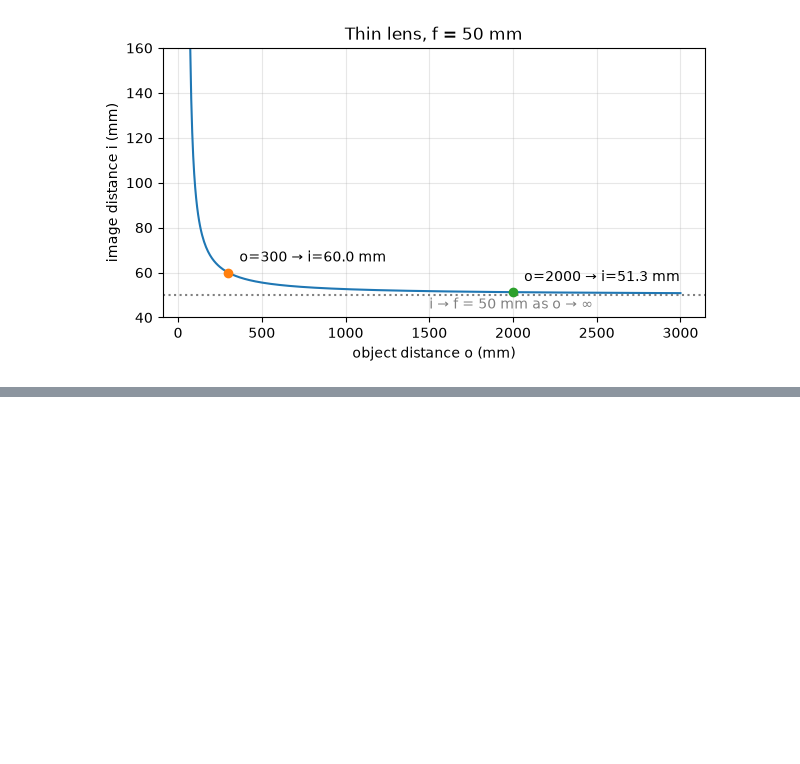
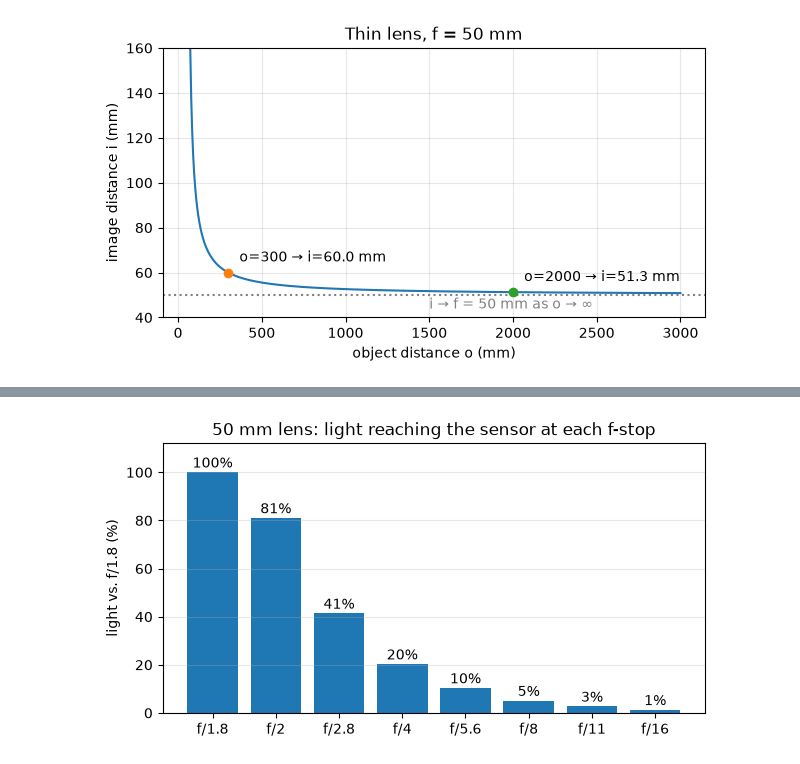
Before and after one commit to Ali-Haider-NSU/perception-geometry, a Jupyter notebook: 01_image_formation/projection.ipynb, the cells around one changed output, grey strips where cells are left out. Saved outputs shown, nothing was run; the diff lists cells and outputs as text; code cells hidden in the pictures; blank space fills up the shorter version.

Commit message:
Aperture

```diff
--- a/01_image_formation/projection.ipynb
+++ b/01_image_formation/projection.ipynb
@@ -217,0 +223,19 @@ plt.show()
+# %%
+import numpy as np
+import matplotlib.pyplot as plt
+
+f_mm = 50.0
+N_open = 1.8
+
+def aperture_diameter(f, N):
+    return f/N
+
+def relative_light(N, N_ref=N_open):
+    return (N_ref/N)**2
+
+print(f"{'f-stop':>7} {'D (mm)':8} {'light':>8} {'expouser x':>11}")
+
+for N in [1.8, 2, 2.8, 4, 5.6, 8, 11, 16]:
+    D = aperture_diameter(f_mm, N)
+    L = relative_light(N)
+    print(f" f/{N:<4} {D:8.2f} {L*100:7.1f}% {1/L:10.2f}")
@@ -217,0 +252,15 @@ plt.show()
+# %%
+Ns = [1.8, 2, 2.8, 4, 5.6, 8, 11, 16]
+light = [relative_light(N) * 100 for N in Ns]
+
+plt.figure(figsize=(7, 3.5))
+bars = plt.bar([f"f/{N}" for N in Ns], light)
+for b, v in zip(bars, light):
+    plt.text(b.get_x() + b.get_width() / 2, v + 2, f"{v:.0f}%", ha="center")
+plt.ylabel("light vs. f/1.8 (%)")
+plt.ylim(0, 112)
+plt.title("50 mm lens: light reaching the sensor at each f-stop")
+plt.grid(axis="y", alpha=0.3)
+plt.show()
+# %% [output]
+[figure, added]
```
Also changed, not shown: parts of 2 cells of this notebook.
